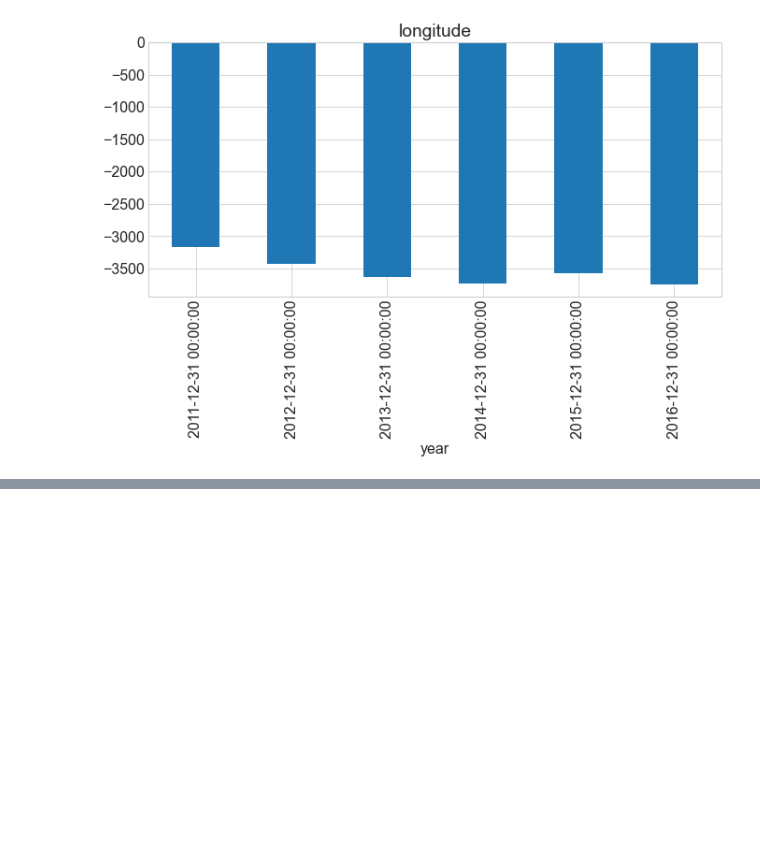
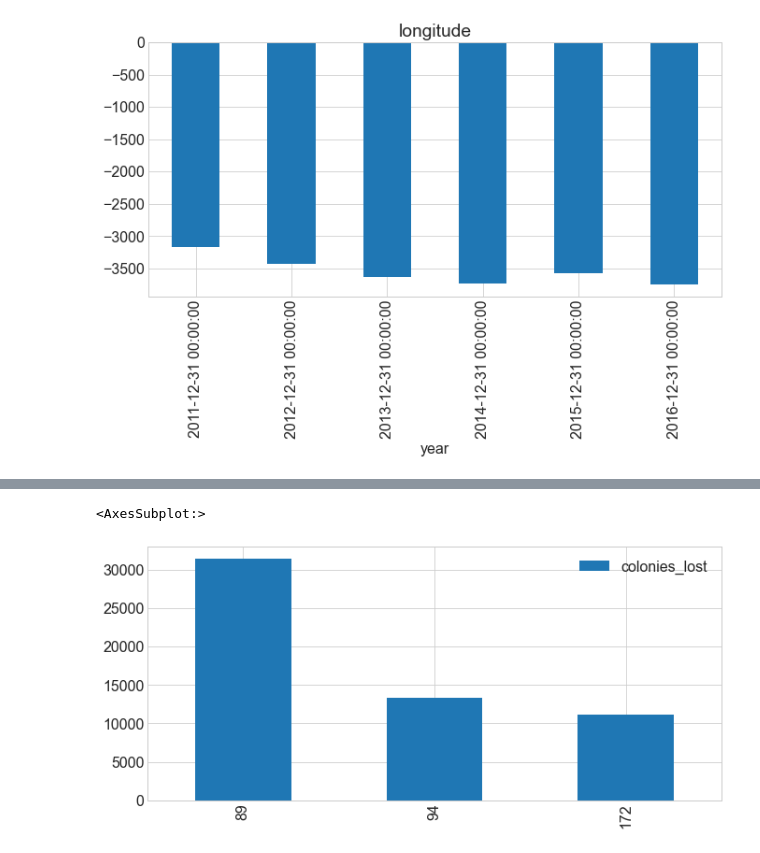
Before and after one commit to Honey-Bee-Roundup-Capstone/rajesh, a Jupyter notebook: explore.ipynb, the cells around one changed output, grey strips where cells are left out. Cells and saved outputs as stored; diff of their text form; code cells hidden in the pictures; blank space fills up the shorter version.

```diff
--- a/explore.ipynb
+++ b/explore.ipynb
@@ -188,0 +269,5 @@ for col in train[train.state=="california"].drop(columns = ["state","season"]):
+# %%
+train.reset_index()[["colonies_lost","state"]].sort_values(by = ["colonies_lost"], ascending = False).head(3).plo
+# %% [output]
+<AxesSubplot:>
+[figure, added]
```
Also changed, not shown: parts of 30 cells of this notebook.
